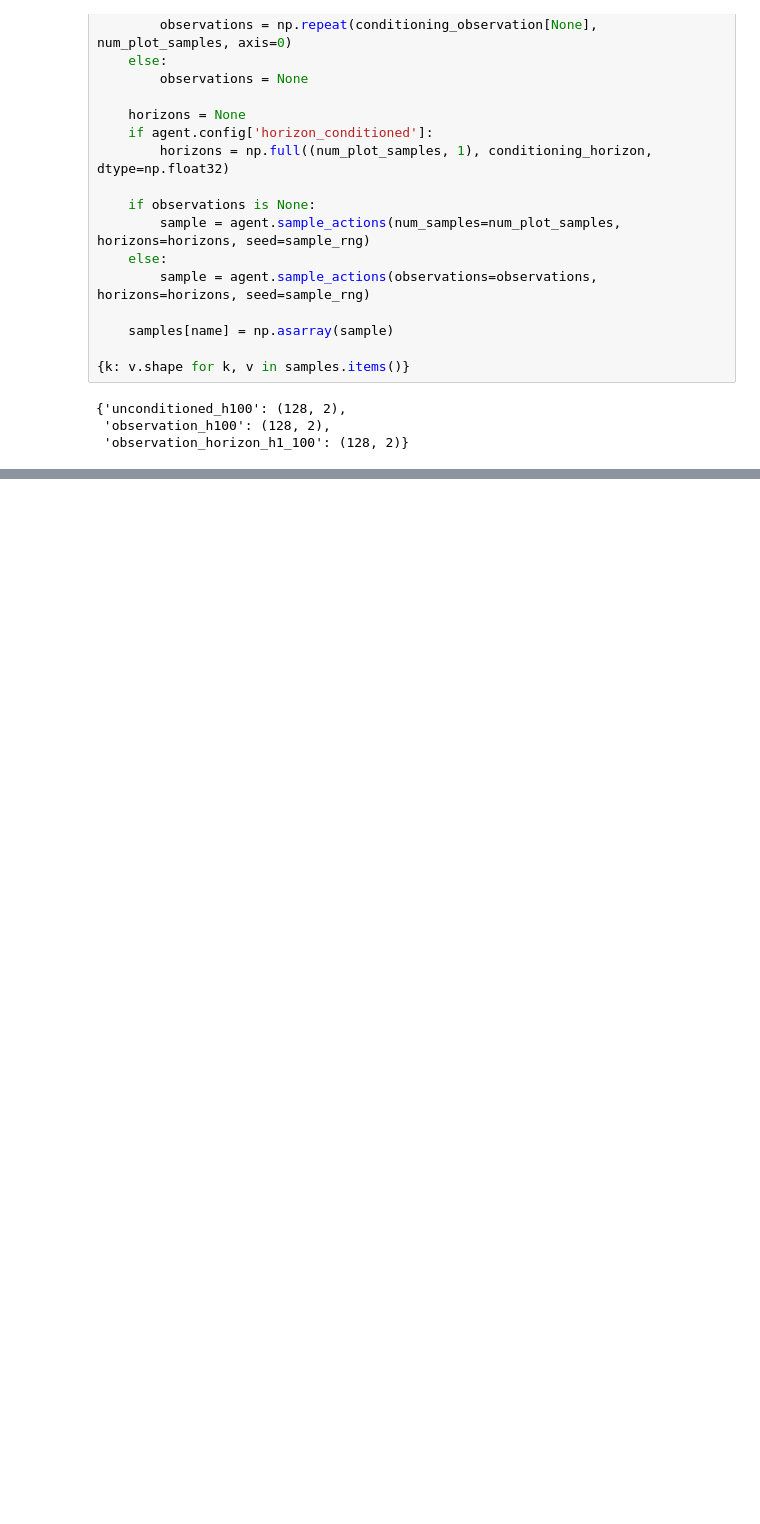
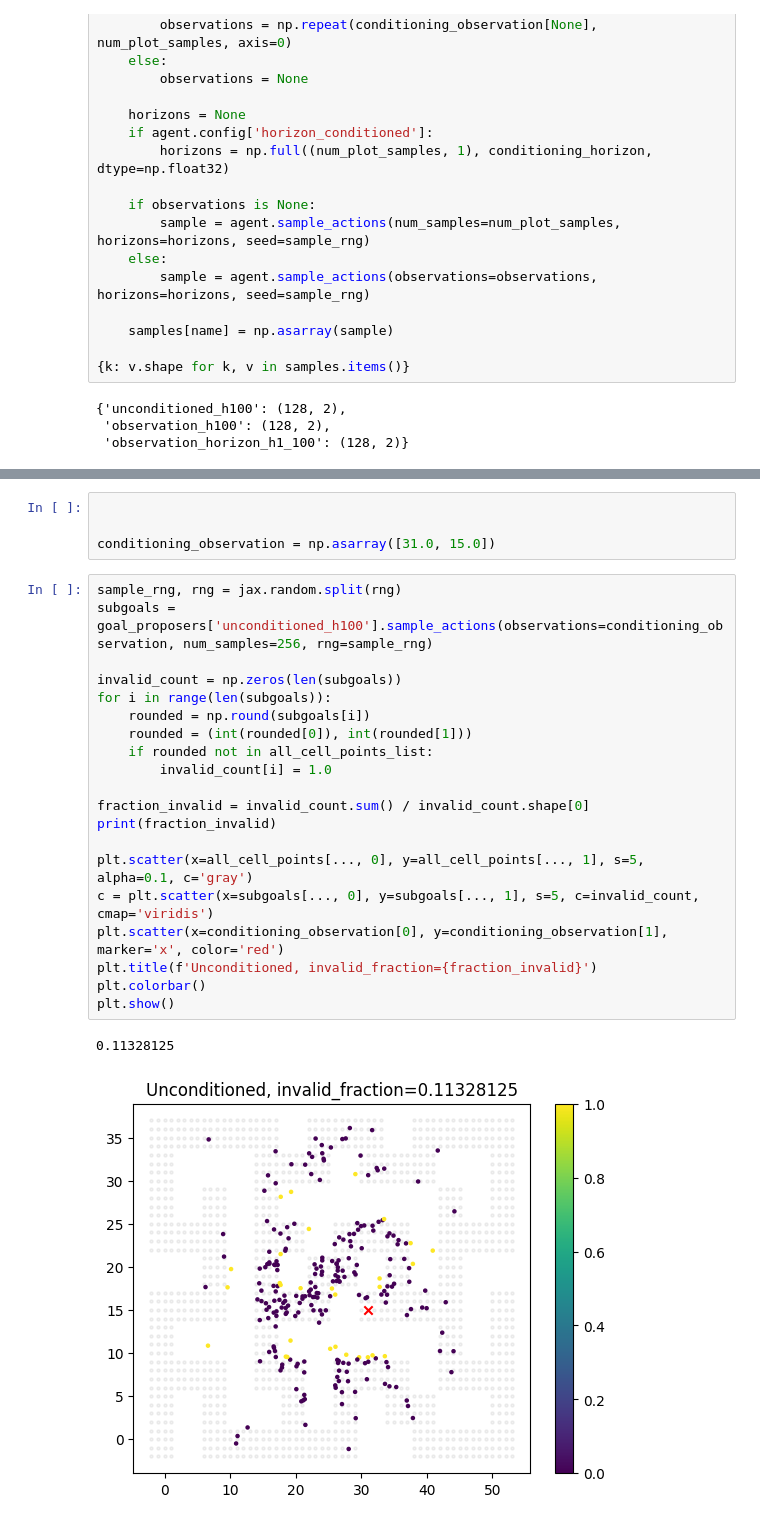
Before and after one commit to jnzhao3/horizon-reduction, a Jupyter notebook: 13_restoring_goal_proposers.ipynb, the cells around one changed output, grey strips where cells are left out. Drawn from its saved outputs; the diff is of its cells as text; blank space fills up the shorter version.

```diff
--- a/13_restoring_goal_proposers.ipynb
+++ b/13_restoring_goal_proposers.ipynb
@@ -160,0 +299,27 @@ fig.tight_layout()
+# %%
+
+
+conditioning_observation = np.asarray([31.0, 15.0])
+# %%
+sample_rng, rng = jax.random.split(rng)
+subgoals = goal_proposers['unconditioned_h100'].sample_actions(observations=conditioning_observation, num_samples=256, rng=sample_rng)
+
+invalid_count = np.zeros(len(subgoals))
+for i in range(len(subgoals)):
+    rounded = np.round(subgoals[i])
+    rounded = (int(rounded[0]), int(rounded[1]))
+    if rounded not in all_cell_points_list:
+        invalid_count[i] = 1.0
+
+fraction_invalid = invalid_count.sum() / invalid_count.shape[0]
+print(fraction_invalid)
+
+plt.scatter(x=all_cell_points[..., 0], y=all_cell_points[..., 1], s=5, alpha=0.1, c='gray')
+c = plt.scatter(x=subgoals[..., 0], y=subgoals[..., 1], s=5, c=invalid_count, cmap='viridis')
+plt.scatter(x=conditioning_observation[0], y=conditioning_observation[1], marker='x', color='red')
+plt.title(f'Unconditioned, invalid_fraction={fraction_invalid}')
+plt.colorbar()
+plt.show()
+# %% [output]
+0.11328125
+[figure, added]
```
Also changed, not shown: parts of 32 cells of this notebook, 8 other files.
